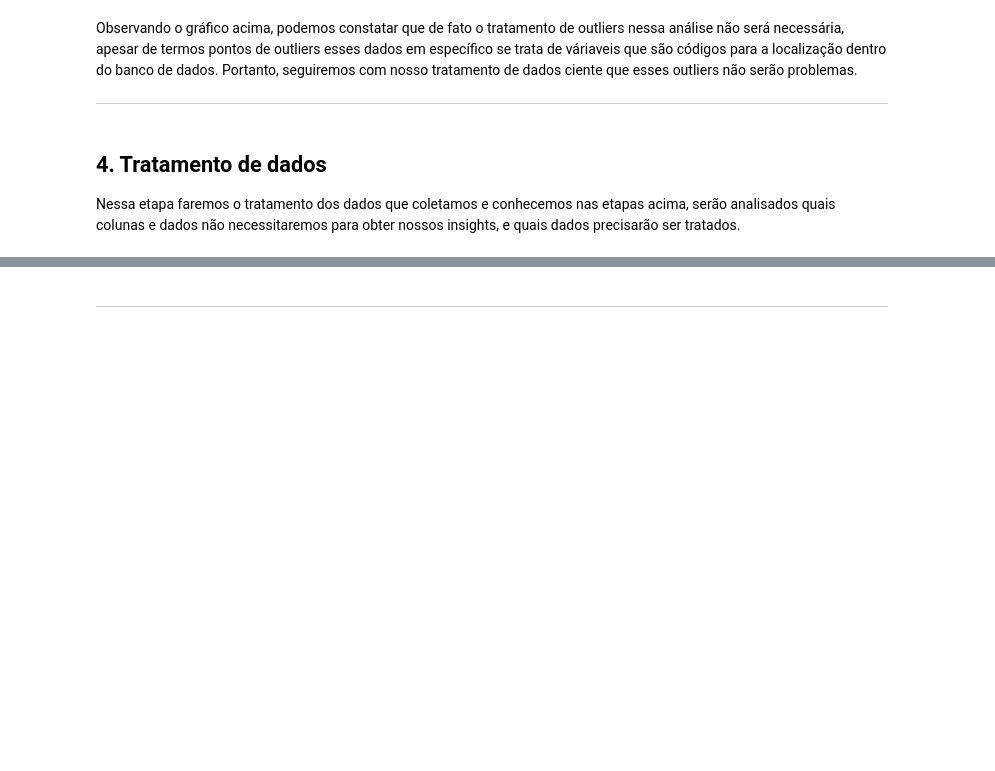
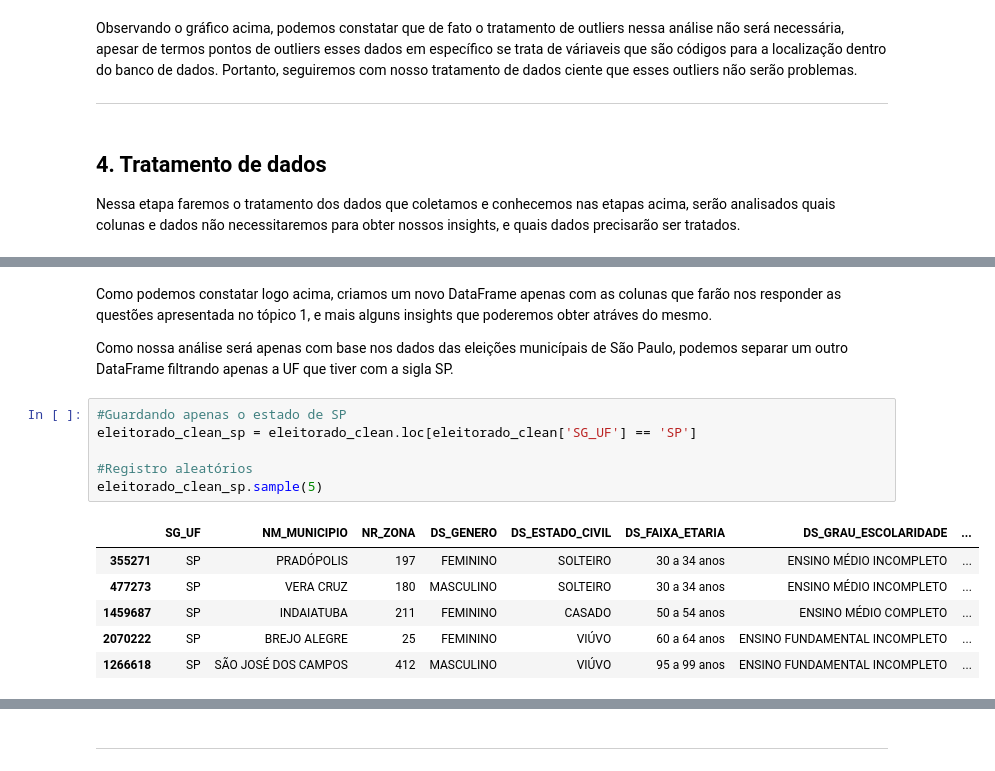
Before and after one commit to gideoni-santos/desafio-RenovaBR, a Jupyter notebook: relatorio.ipynb, the cells around one changed output, grey strips where cells are left out. Cells and saved outputs as stored; diff of their text form; blank space fills up the shorter version.

```diff
--- a/relatorio.ipynb
+++ b/relatorio.ipynb
@@ -610,0 +618,17 @@ Agora determinaremos quais colunas irão ser necessárias, excluindo as colunas
+# %% [markdown]
+Como podemos constatar logo acima, criamos um novo DataFrame apenas com as colunas que farão nos responder as questões apresentada no tópico 1, e mais alguns insights que poderemos obter atráves do mesmo.
+
+Como nossa análise será apenas com base nos dados das eleições municípais de São Paulo, podemos separar um outro DataFrame filtrando apenas a UF que tiver com a sigla SP.
+# %%
+#Guardando apenas o estado de SP
+eleitorado_clean_sp = eleitorado_clean.loc[eleitorado_clean['SG_UF'] == 'SP']
+
+#Registro aleatórios
+eleitorado_clean_sp.sample(5)
+# %% [output]
+|  | SG_UF | NM_MUNICIPIO | NR_ZONA | DS_GENERO | DS_ESTADO_CIVIL | DS_FAIXA_ETARIA | DS_GRAU_ESCOLARIDADE | ... |
+| 355271 | SP | PRADÓPOLIS | 197 | FEMININO | SOLTEIRO | 30 a 34 anos | ENSINO MÉDIO INCOMPLETO | ... |
+| 477273 | SP | VERA CRUZ | 180 | MASCULINO | SOLTEIRO | 30 a 34 anos | ENSINO MÉDIO INCOMPLETO | ... |
+| 1459687 | SP | INDAIATUBA | 211 | FEMININO | CASADO | 50 a 54 anos | ENSINO MÉDIO COMPLETO | ... |
+| 2070222 | SP | BREJO ALEGRE | 25 | FEMININO | VIÚVO | 60 a 64 anos | ENSINO FUNDAMENTAL INCOMPLETO | ... |
+| 1266618 | SP | SÃO JOSÉ DOS CAMPOS | 412 | MASCULINO | VIÚVO | 95 a 99 anos | ENSINO FUNDAMENTAL INCOMPLETO | ... |
```
Also changed, not shown: parts of 9 cells of this notebook.
